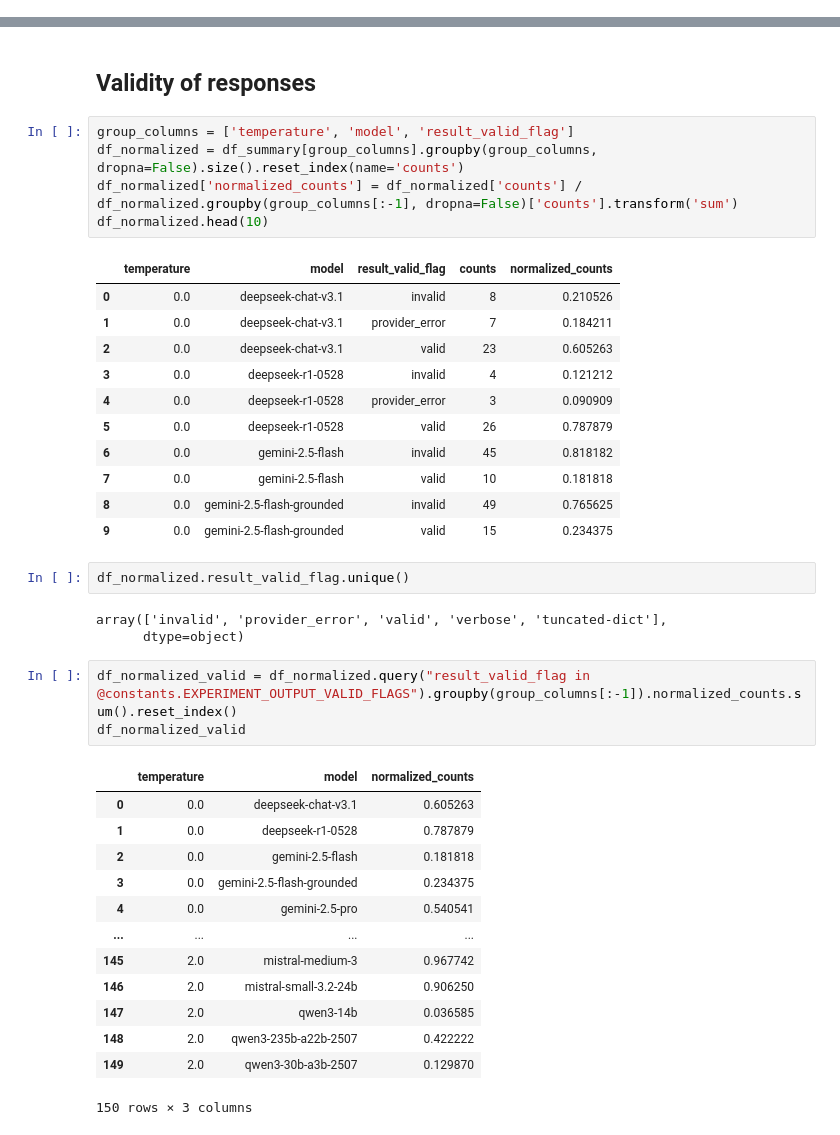
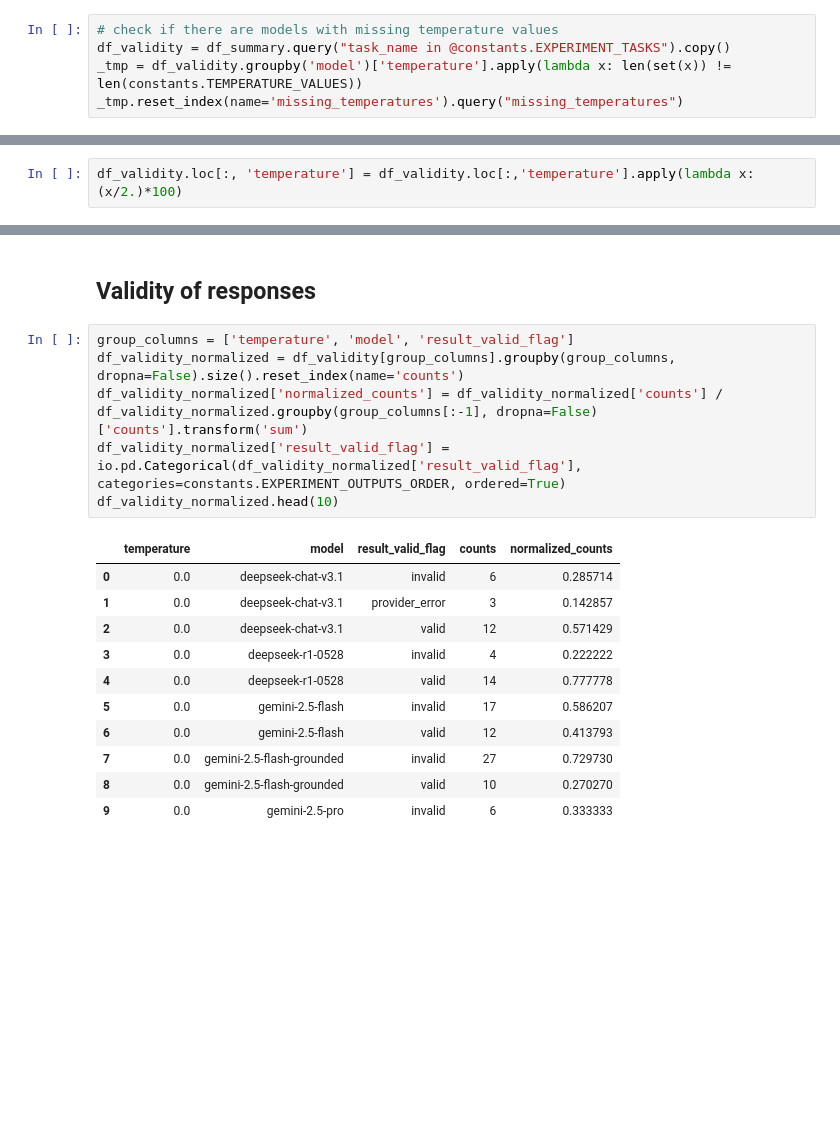
Before and after one commit to CSHVienna/LLMScholarBench, a Jupyter notebook: Auditor/notebooks/0_temperature.ipynb, the cells around one changed output, grey strips where cells are left out. Cells and saved outputs as stored; diff of their text form; blank space fills up the shorter version.

Commit message:
temperature analysis first results

```diff
--- a/Auditor/notebooks/0_temperature.ipynb
+++ b/Auditor/notebooks/0_temperature.ipynb
@@ -30,0 +31,5 @@ df_summary.head(1)
+# %%
+# check if there are models with missing temperature values
+df_validity = df_summary.query("task_name in @constants.EXPERIMENT_TASKS").copy()
+_tmp = df_validity.groupby('model')['temperature'].apply(lambda x: len(set(x)) != len(constants.TEMPERATURE_VALUES))
+_tmp.reset_index(name='missing_temperatures').query("missing_temperatures")
@@ -31,2 +38,4 @@ df_summary.head(1)
 # %% [markdown]
 # Temperature
+# %%
+df_validity.loc[:, 'temperature'] = df_validity.loc[:,'temperature'].apply(lambda x: (x/2.)*100)
@@ -34,41 +54,20 @@ df_summary.head(1)
 ## Validity of responses
 # %%
 group_columns = ['temperature', 'model', 'result_valid_flag']
-df_normalized = df_summary[group_columns].groupby(group_columns, dropna=False).size().reset_index(name='counts')
-df_normalized['normalized_counts'] = df_normalized['counts'] / df_normalized.groupby(group_columns[:-1], dropna=False)['counts'].transform('sum')
-df_normalized.head(10)
+df_validity_normalized = df_validity[group_columns].groupby(group_columns, dropna=False).size().reset_index(name='counts')
+df_validity_normalized['normalized_counts'] = df_validity_normalized['counts'] / df_validity_normalized.groupby(group_columns[:-1], dropna=False)['counts'].transform('sum')
+df_validity_normalized['result_valid_flag'] = io.pd.Categorical(df_validity_normalized['result_valid_flag'], categories=constants.EXPERIMENT_OUTPUTS_ORDER, ordered=True)
+df_validity_normalized.head(10)
 # %% [output]
 |  | temperature | model | result_valid_flag | counts | normalized_counts |
-| 0 | 0.0 | deepseek-chat-v3.1 | invalid | 8 | 0.210526 |
-| 1 | 0.0 | deepseek-chat-v3.1 | provider_error | 7 | 0.184211 |
-| 2 | 0.0 | deepseek-chat-v3.1 | valid | 23 | 0.605263 |
-| 3 | 0.0 | deepseek-r1-0528 | invalid | 4 | 0.121212 |
-| 4 | 0.0 | deepseek-r1-0528 | provider_error | 3 | 0.090909 |
-| 5 | 0.0 | deepseek-r1-0528 | valid | 26 | 0.787879 |
-| 6 | 0.0 | gemini-2.5-flash | invalid | 45 | 0.818182 |
-| 7 | 0.0 | gemini-2.5-flash | valid | 10 | 0.181818 |
-| 8 | 0.0 | gemini-2.5-flash-grounded | invalid | 49 | 0.765625 |
-| 9 | 0.0 | gemini-2.5-flash-grounded | valid | 15 | 0.234375 |
+| 0 | 0.0 | deepseek-chat-v3.1 | invalid | 6 | 0.285714 |
+| 1 | 0.0 | deepseek-chat-v3.1 | provider_error | 3 | 0.142857 |
+| 2 | 0.0 | deepseek-chat-v3.1 | valid | 12 | 0.571429 |
+| 3 | 0.0 | deepseek-r1-0528 | invalid | 4 | 0.222222 |
+| 4 | 0.0 | deepseek-r1-0528 | valid | 14 | 0.777778 |
+| 5 | 0.0 | gemini-2.5-flash | invalid | 17 | 0.586207 |
+| 6 | 0.0 | gemini-2.5-flash | valid | 12 | 0.413793 |
+| 7 | 0.0 | gemini-2.5-flash-grounded | invalid | 27 | 0.729730 |
+| 8 | 0.0 | gemini-2.5-flash-grounded | valid | 10 | 0.270270 |
+| 9 | 0.0 | gemini-2.5-pro | invalid | 6 | 0.333333 |
-# %%
-df_normalized.result_valid_flag.unique()
-# %% [output]
-array(['invalid', 'provider_error', 'valid', 'verbose', 'tuncated-dict'],
-      dtype=object)
-# %%
-df_normalized_valid = df_normalized.query("result_valid_flag in @constants.EXPERIMENT_OUTPUT_VALID_FLAGS").groupby(group_columns[:-1]).normalized_counts.sum().reset_index()
-df_normalized_valid
-# %% [output]
-|  | temperature | model | normalized_counts |
-| 0 | 0.0 | deepseek-chat-v3.1 | 0.605263 |
-| 1 | 0.0 | deepseek-r1-0528 | 0.787879 |
-| 2 | 0.0 | gemini-2.5-flash | 0.181818 |
-| 3 | 0.0 | gemini-2.5-flash-grounded | 0.234375 |
-| 4 | 0.0 | gemini-2.5-pro | 0.540541 |
-| ... | ... | ... | ... |
-| 145 | 2.0 | mistral-medium-3 | 0.967742 |
-| 146 | 2.0 | mistral-small-3.2-24b | 0.906250 |
-| 147 | 2.0 | qwen3-14b | 0.036585 |
-| 148 | 2.0 | qwen3-235b-a22b-2507 | 0.422222 |
-| 149 | 2.0 | qwen3-30b-a3b-2507 | 0.129870 |
-150 rows × 3 columns
 # %%
```
Also changed, not shown: parts of 6 cells of this notebook, 2 other files.
